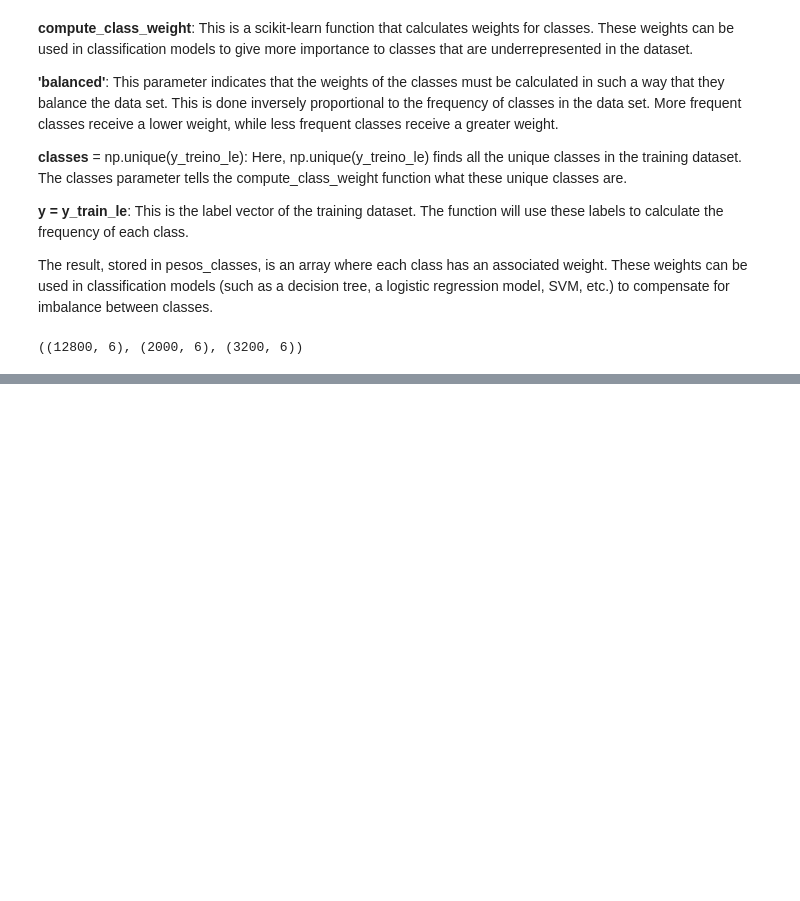
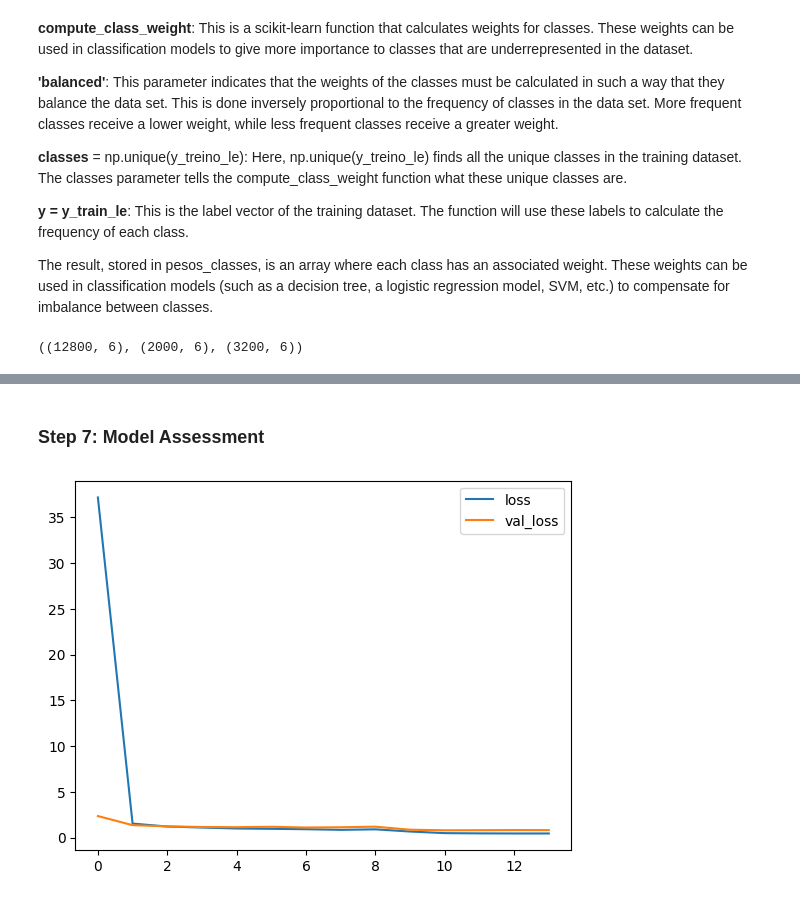
Before and after one commit to postcristiano/deep-learning-sketches, a Jupyter notebook: transformer_fine_tuning.ipynb, the cells around one changed output, grey strips where cells are left out. Cells and saved outputs as stored; diff of their text form; code cells hidden in the pictures; blank space fills up the shorter version.

```diff
--- a/transformer_fine_tuning.ipynb
+++ b/transformer_fine_tuning.ipynb
@@ -234,0 +336,3 @@ y_train_encoded.shape, y_test_encoded.shape, y_val_encoded.shape
+# %%
+# Early Stopping
+early_stopping = EarlyStopping(monitor = 'val_loss', restore_best_weights = True, patience = 3)
@@ -234,0 +341,12 @@ y_train_encoded.shape, y_test_encoded.shape, y_val_encoded.shape
+# %%
+# Hyperparameters
+num_epochs = 20
+value_size_batch = 256
+# %%
+%%time
+history = model_pt_v1.fit(X_train,
+                            y_train_encoded,
+                            validation_data = (X_val, y_val_encoded),
+                            epochs = num_epochs,
+                            batch_size = value_size_batch,
+                            callbacks = [early_stopping, lr_scheduler])
@@ -234,0 +371,13 @@ y_train_encoded.shape, y_test_encoded.shape, y_val_encoded.shape
+# %% [markdown]
+### Step 7:  Model Assessment
+# %%
+# Extract the error in training and validation
+loss, val_loss = history.history['loss'], history.history['val_loss']
+# %%
+# Plot
+plt.plot(loss, label = 'loss')
+plt.plot(val_loss, label = 'val_loss')
+plt.legend()
+plt.show()
+# %% [output]
+[figure, added]
```
Also changed, not shown: parts of 36 cells of this notebook.
